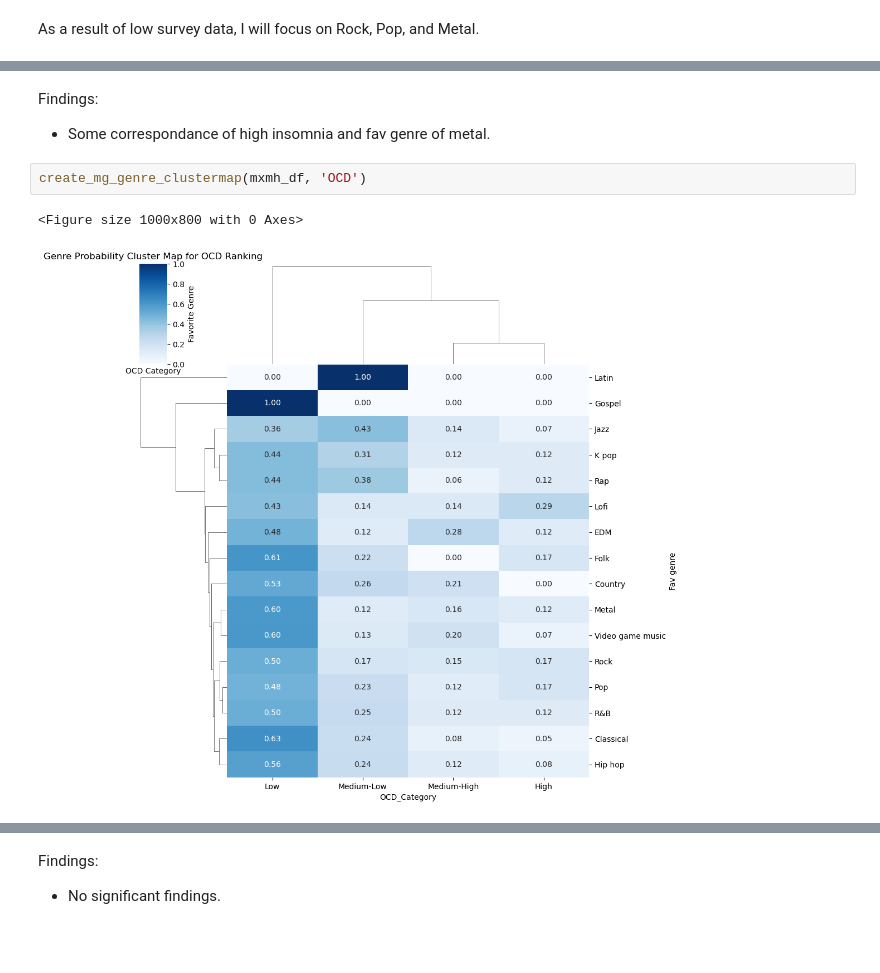
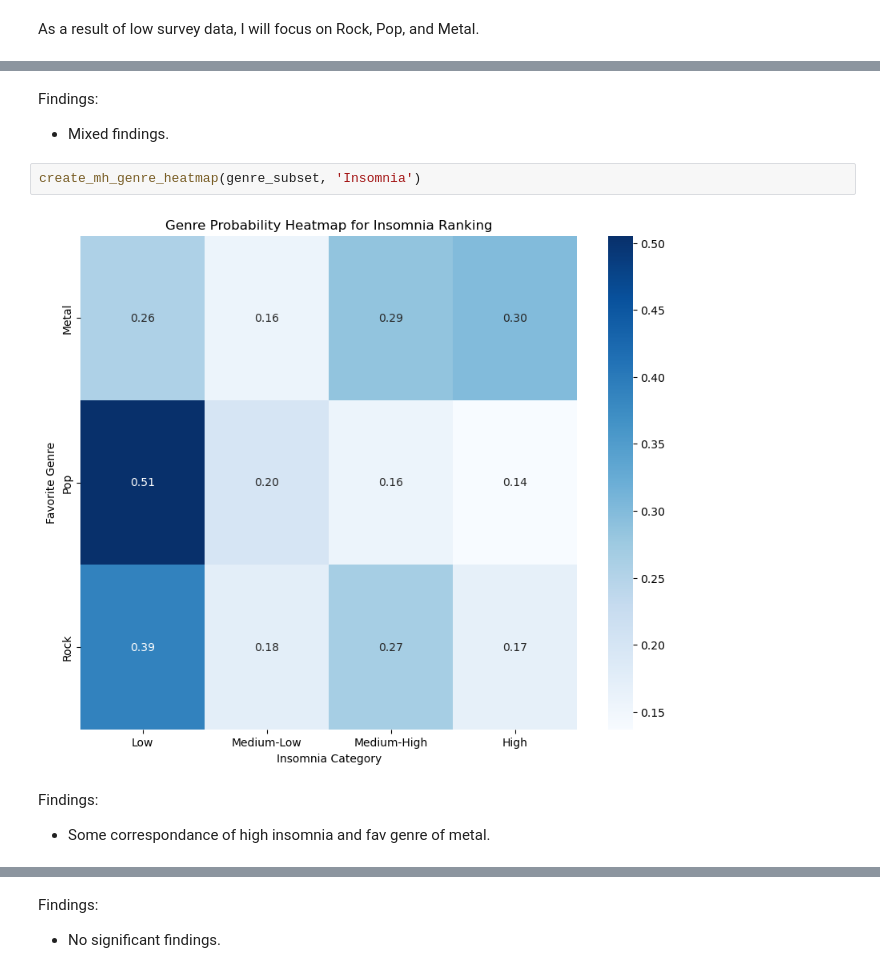
Before and after one commit to BlakeCrowther/music-mental-health-and-emotion, a Jupyter notebook: notebooks/results.ipynb, the cells around one changed output, grey strips where cells are left out. Saved outputs shown, nothing was run; the diff lists cells and outputs as text; blank space fills up the shorter version.

```diff
--- a/notebooks/results.ipynb
+++ b/notebooks/results.ipynb
@@ -462,8 +501,10 @@ create_mg_genre_clustermap(mxmh_df, 'Insomnia')
+# %% [markdown]
+Findings:
+- Mixed findings.
+# %%
+create_mh_genre_heatmap(genre_subset, 'Insomnia')
+# %% [output]
+[figure, added]
 # %% [markdown]
 Findings:
 - Some correspondance of high insomnia and fav genre of metal.
-# %%
-create_mg_genre_clustermap(mxmh_df, 'OCD')
-# %% [output]
-<Figure size 1000x800 with 0 Axes>
-[figure, removed]
```
Also changed, not shown: parts of 25 cells of this notebook, 4 other files.
